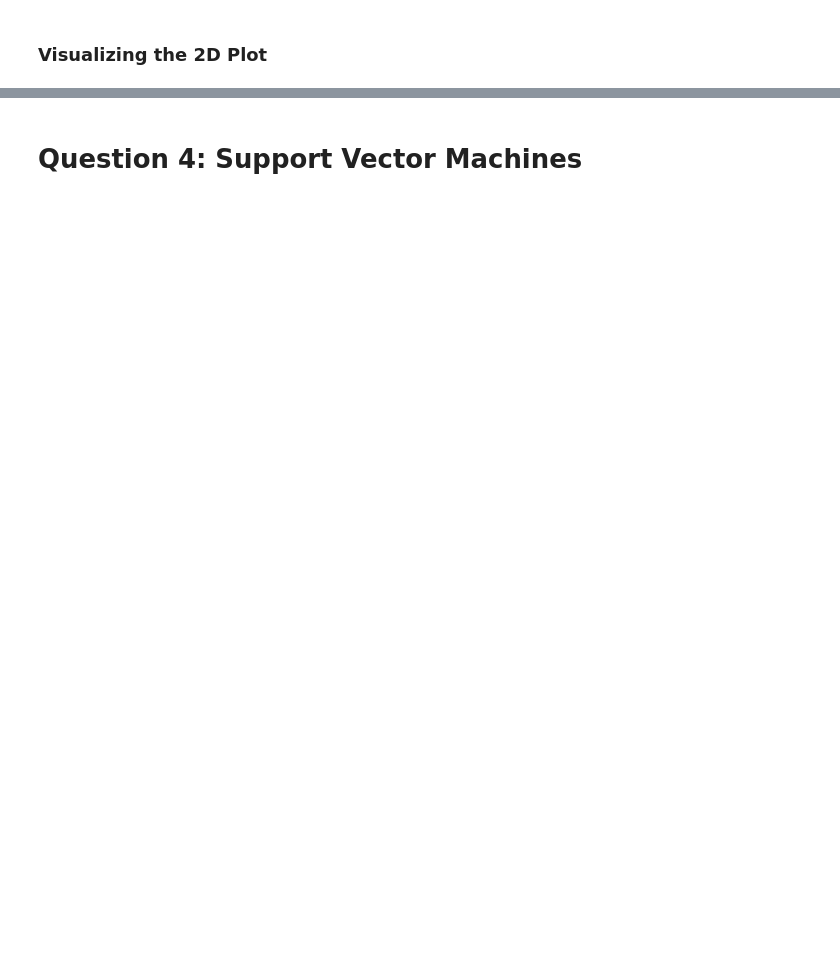
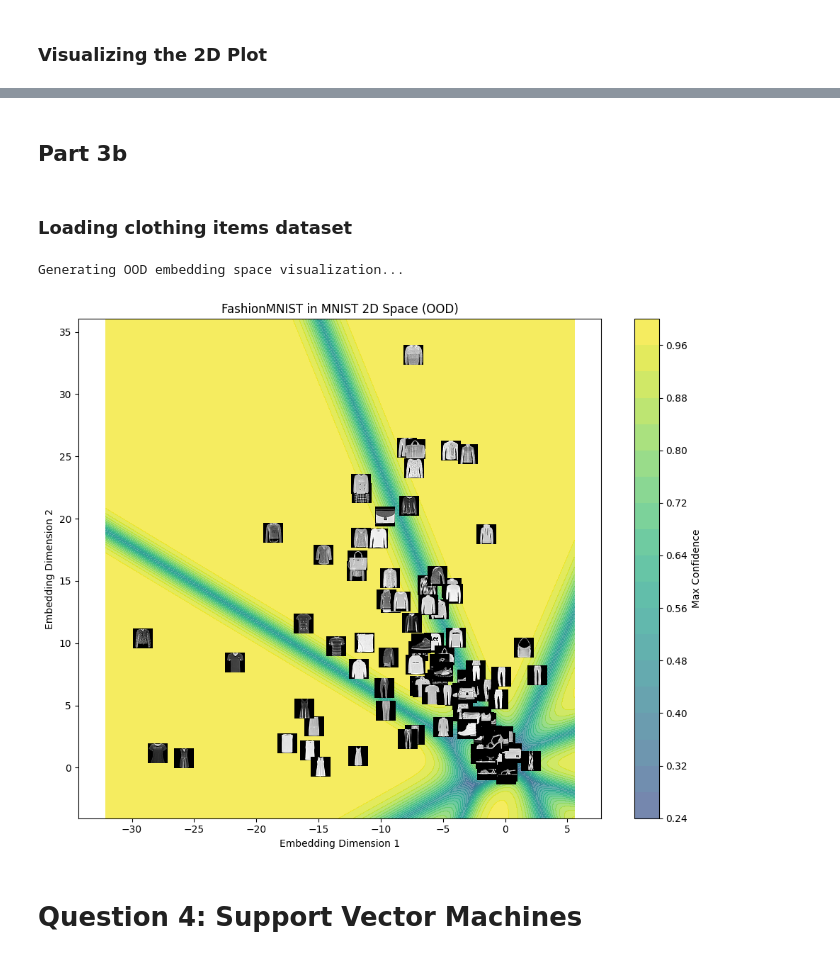
Before and after one commit to Rlshank/S-ML-HW-2, a Jupyter notebook: SML-HW2.ipynb, the cells around one changed output, grey strips where cells are left out. Saved outputs shown, nothing was run; the diff lists cells and outputs as text; code cells hidden in the pictures; blank space fills up the shorter version.

Commit message:
May have broken my own code (at least ANS answer by re-running the model). Also, added FashionMNIST first part.

```diff
--- a/SML-HW2.ipynb
+++ b/SML-HW2.ipynb
@@ -671,2 +701,25 @@ Successfully saved plot to mnist_embedding_space.png
+# %% [markdown]
+## Part 3b
+# %% [markdown]
+### Loading clothing items dataset
+# %%
+import matplotlib.pyplot as plt
+import torchvision.datasets as datasets
+
+# Download FashionMNIST dataset and throw away train_loader
+_, ood_loader = create_data_loaders(datasets.FashionMNIST, config)
+
+print("Generating OOD embedding space visualization...")
+visualize_embedding_space(
+    model=best_model,
+    data_loader=ood_loader,
+    config=config,
+    title="FashionMNIST in MNIST 2D Space (OOD)"
+)
+
+plt.savefig("fashion_mnist_ood_space.png", dpi=300, bbox_inches='tight')
+# %% [output]
+Generating OOD embedding space visualization...
+[figure, added]
 # %% [markdown]
 # Question 4: Support Vector Machines
```
Also changed, not shown: parts of 5 cells of this notebook, 11 other files.
